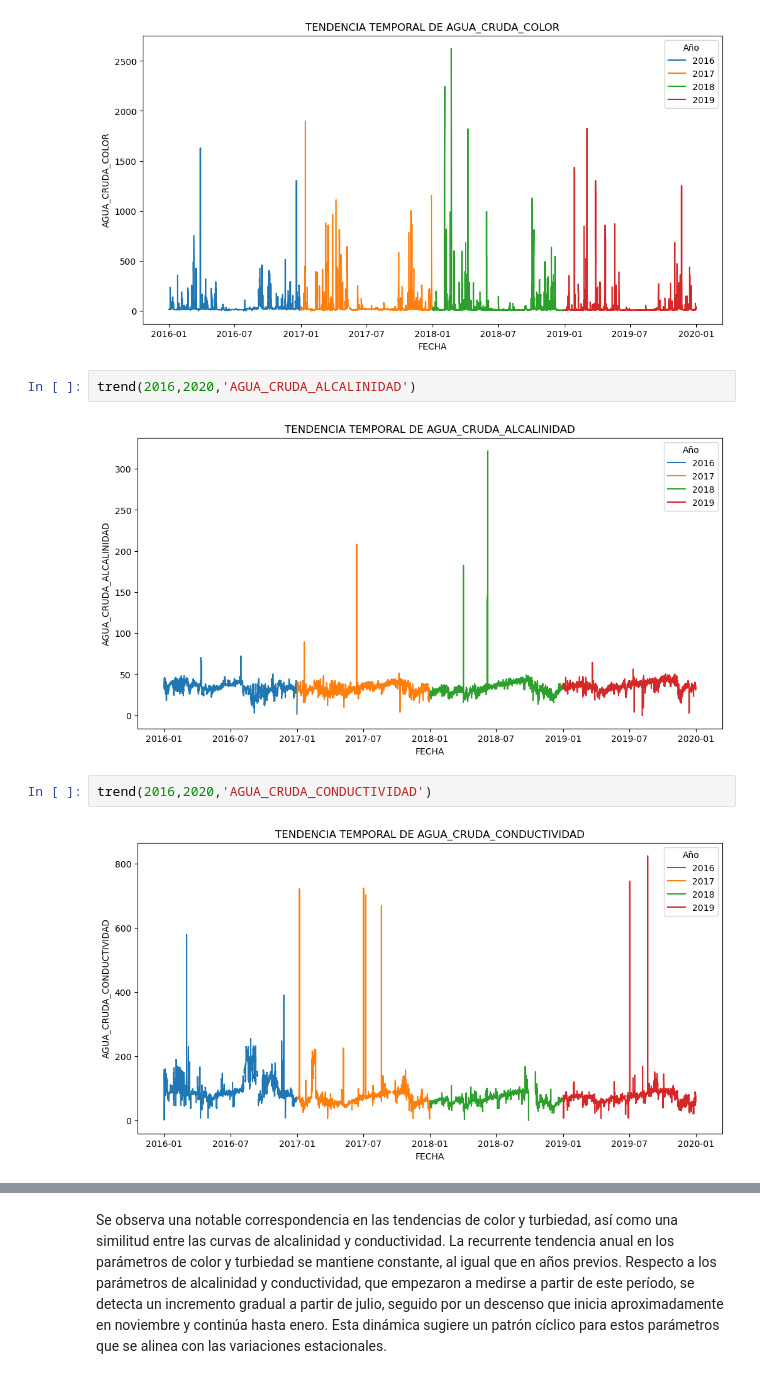
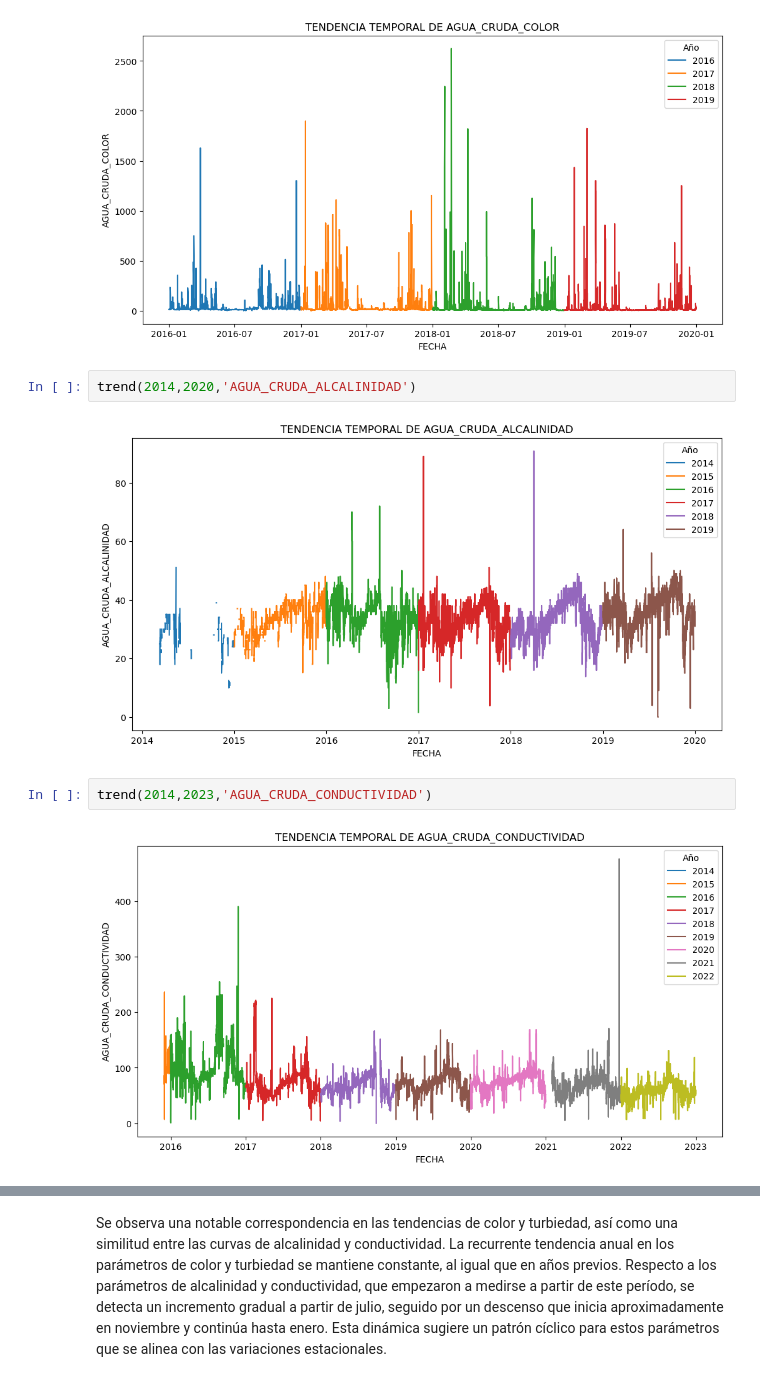
Before and after one commit to jvanessafdez/coagulant-dose, a Jupyter notebook: src/08_Temporary_Trends.ipynb, the cells around one changed output, grey strips where cells are left out. Saved outputs shown, nothing was run; the diff lists cells and outputs as text.

```diff
--- a/src/08_Temporary_Trends.ipynb
+++ b/src/08_Temporary_Trends.ipynb
@@ -89,13 +89,13 @@ trend(2016,2020,'AGUA_CRUDA_COLOR')
 # %% [output]
 [figure]
 # %%
-trend(2016,2020,'AGUA_CRUDA_ALCALINIDAD')
+trend(2014,2020,'AGUA_CRUDA_ALCALINIDAD')
 # %% [output]
-[figure, old version]
+[figure, new version]
 # %%
-trend(2016,2020,'AGUA_CRUDA_CONDUCTIVIDAD')
+trend(2014,2023,'AGUA_CRUDA_CONDUCTIVIDAD')
 # %% [output]
-[figure, old version]
+[figure, new version]
 # %%
 trend(2016,2020,'CAUDAL')
 # %% [output]
```
Also changed, not shown: parts of 18 cells of this notebook, 8 other files.
